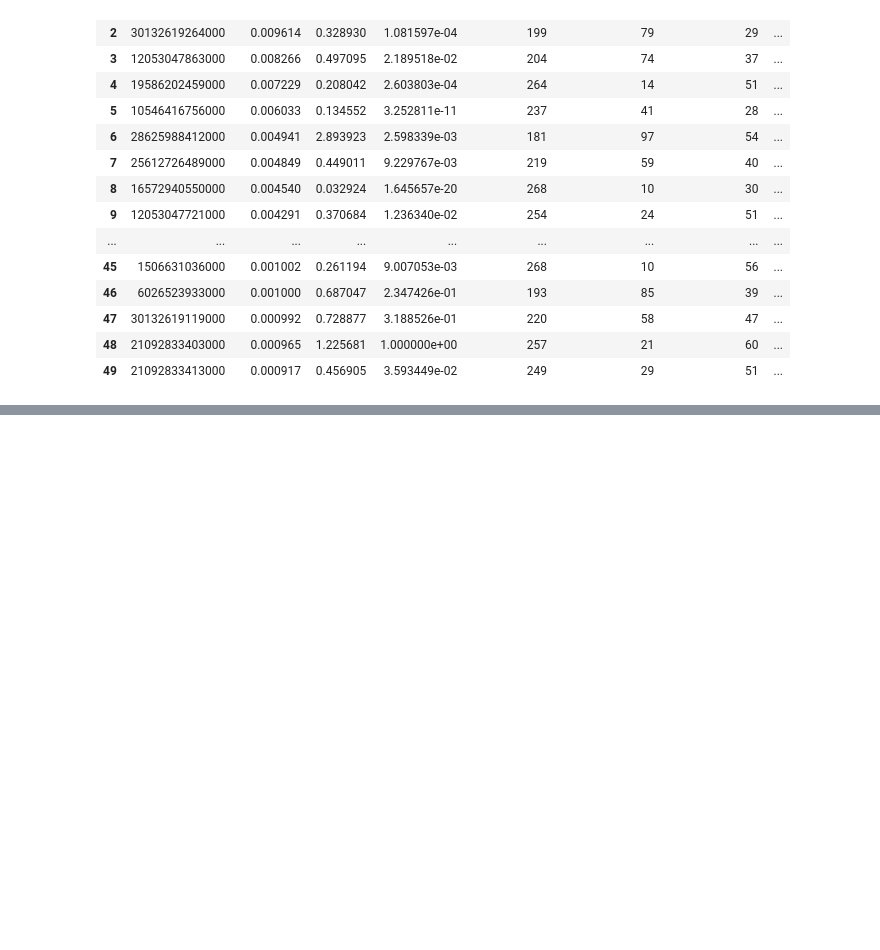
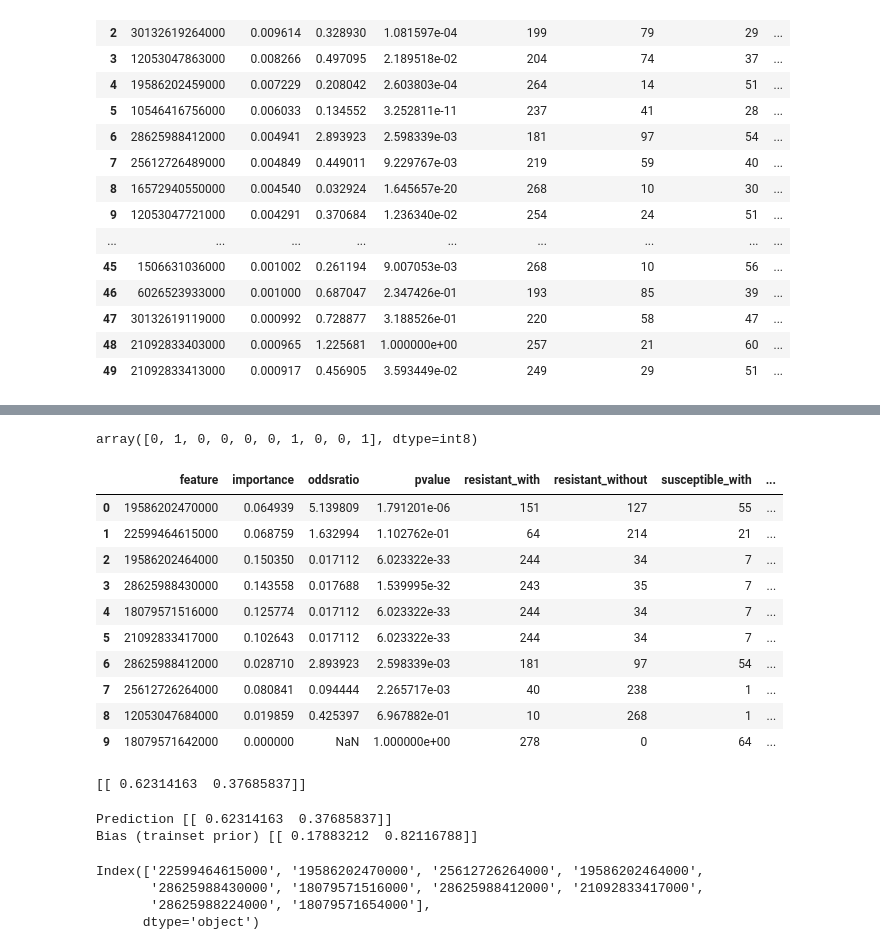
Before and after one commit to mwhitesi/pangamr, a Jupyter notebook: jupyter/pangenome_hyperopt.ipynb, the cells around one changed output, grey strips where cells are left out. Saved outputs shown, nothing was run; the diff lists cells and outputs as text; code cells hidden in the pictures; blank space fills up the shorter version.

```diff
--- a/jupyter/pangenome_hyperopt.ipynb
+++ b/jupyter/pangenome_hyperopt.ipynb
@@ -291,0 +300,10 @@ classify.bad_features('85569_dot_218', importances['xgboost'], X, y, locus_list,
+# %%
+# Use approach in http://blog.datadive.net/random-forest-interpretation-with-scikit-learn/
+# Treats each decision for given prediction as sum of weighted feature contributions.
+# Identifies which features produced prediction
+from treeinterpreter import treeinterpreter as ti
+
+# False positive
+genomefp = '85569_dot_218'
+genomefp_features = X[np.isin(genome_list, genomefp),:]
+print(rfcb.predict_proba(genomefp_features))
@@ -291,0 +312,5 @@ classify.bad_features('85569_dot_218', importances['xgboost'], X, y, locus_list,
+# %%
+predictionfp, biasfp, contributionsfp = ti.predict(rfcb, genomefp_features)
+print("Prediction", predictionfp)
+print("Bias (trainset prior)", biasfp)
+print("Feature contributions:")
@@ -291,0 +321,3 @@ classify.bad_features('85569_dot_218', importances['xgboost'], X, y, locus_list,
+# %%
+contributing_features_fp = (np.absolute(contributionsfp[0])[:,1].argsort()[::-1])[:10]
+locus_list[contributing_features_fp]
@@ -291,0 +342,40 @@ classify.bad_features('85569_dot_218', importances['xgboost'], X, y, locus_list,
+# %%
+(X[np.isin(genome_list, genomefp),:].toarray()[0])[contributing_features_fp]
+# %% [output]
+array([0, 1, 0, 0, 0, 0, 1, 0, 0, 1], dtype=int8)
+# %%
+classify.bad_features('85569_dot_216', importances['randomforest'], X, y, locus_list, genome_list, features=locus_list[contributing_features_fp].tolist())
+# %% [output]
+|  | feature | importance | oddsratio | pvalue | resistant_with | resistant_without | susceptible_with | ... |
+| 0 | 19586202470000 | 0.064939 | 5.139809 | 1.791201e-06 | 151 | 127 | 55 | ... |
+| 1 | 22599464615000 | 0.068759 | 1.632994 | 1.102762e-01 | 64 | 214 | 21 | ... |
+| 2 | 19586202464000 | 0.150350 | 0.017112 | 6.023322e-33 | 244 | 34 | 7 | ... |
+| 3 | 28625988430000 | 0.143558 | 0.017688 | 1.539995e-32 | 243 | 35 | 7 | ... |
+| 4 | 18079571516000 | 0.125774 | 0.017112 | 6.023322e-33 | 244 | 34 | 7 | ... |
+| 5 | 21092833417000 | 0.102643 | 0.017112 | 6.023322e-33 | 244 | 34 | 7 | ... |
+| 6 | 28625988412000 | 0.028710 | 2.893923 | 2.598339e-03 | 181 | 97 | 54 | ... |
+| 7 | 25612726264000 | 0.080841 | 0.094444 | 2.265717e-03 | 40 | 238 | 1 | ... |
+| 8 | 12053047684000 | 0.019859 | 0.425397 | 6.967882e-01 | 10 | 268 | 1 | ... |
+| 9 | 18079571642000 | 0.000000 | NaN | 1.000000e+00 | 278 | 0 | 64 | ... |
+# %%
+# False negative example now
+genomefn = '85569_dot_345'
+genomefn_features = X[np.isin(genome_list, genomefn),:]
+print(rfcb.predict_proba(genomefn_features))
+# %% [output]
+[[ 0.62314163  0.37685837]]
+# %%
+predictionfn, biasfn, contributionsfn = ti.predict(rfcb, genomefn_features)
+print("Prediction", predictionfn)
+print("Bias (trainset prior)", biasfn)
+# %% [output]
+Prediction [[ 0.62314163  0.37685837]]
+Bias (trainset prior) [[ 0.17883212  0.82116788]]
+# %%
+contributing_features_fn = (np.absolute(contributionsfn[0])[:,1].argsort()[::-1])[:10]
+locus_list[contributing_features_fn]
+# %% [output]
+Index(['22599464615000', '19586202470000', '25612726264000', '19586202464000',
+       '28625988430000', '18079571516000', '28625988412000', '21092833417000',
+       '28625988224000', '18079571654000'],
+      dtype='object')
```
Also changed, not shown: parts of 23 cells of this notebook, 16 other files.
